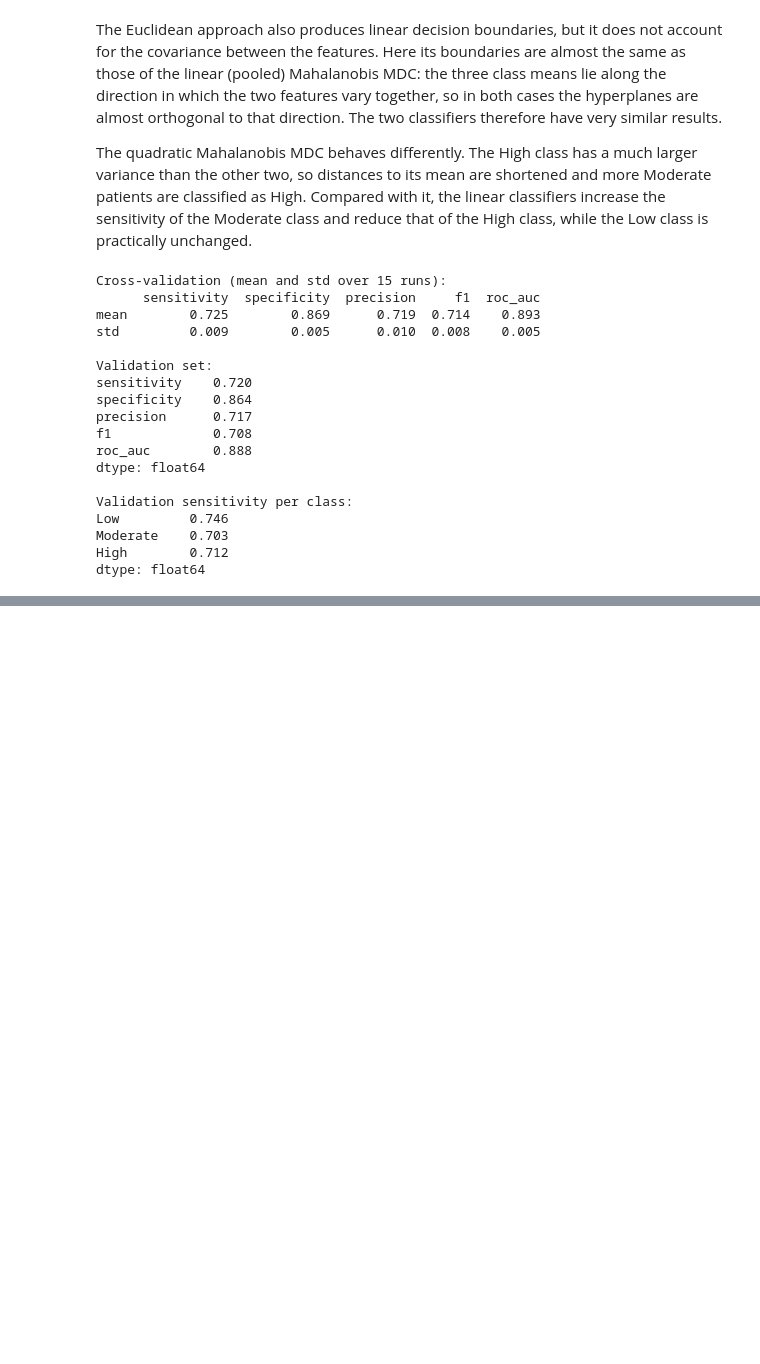
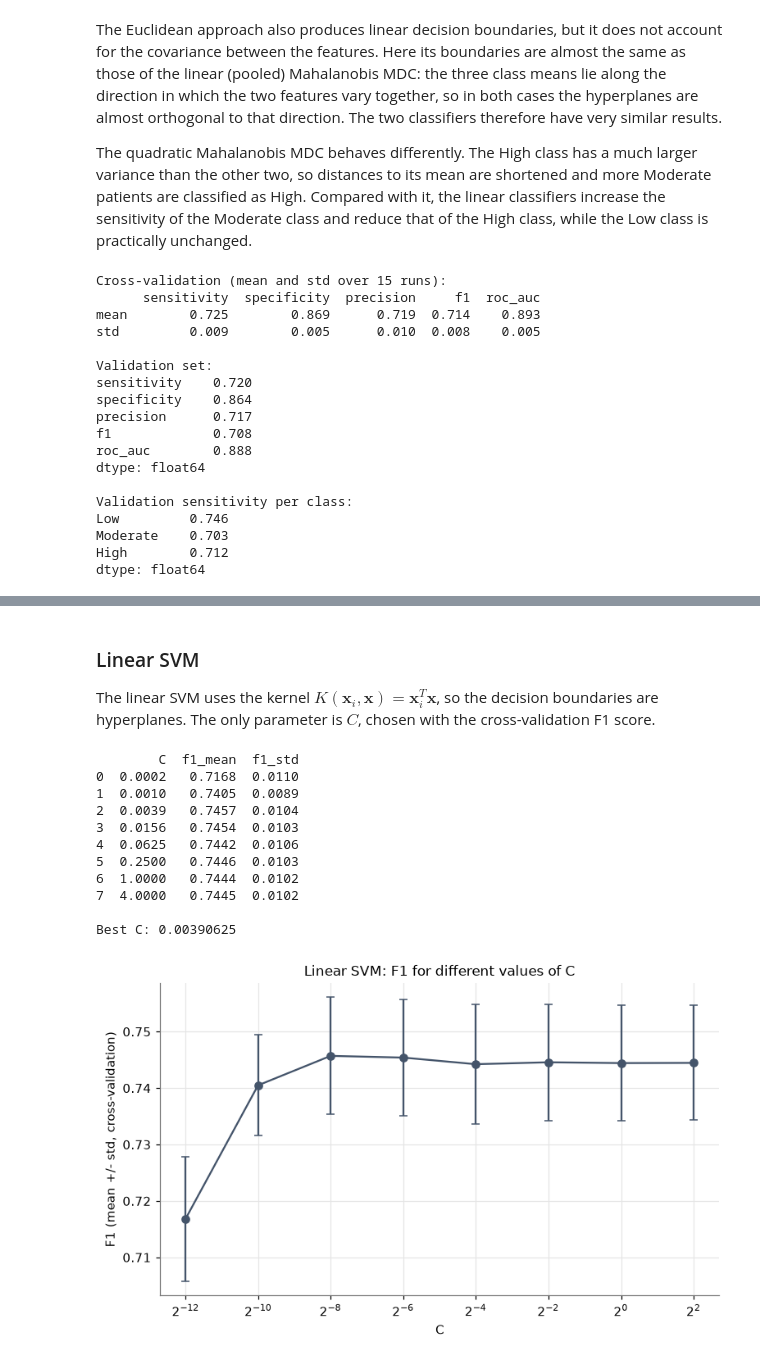
Before and after one commit to rodrigojsm/AC_Project, a Jupyter notebook: AC_project.ipynb, the cells around one changed output, grey strips where cells are left out. Drawn from its saved outputs; the diff is of its cells as text; code cells hidden in the pictures; blank space fills up the shorter version.

Commit message:
SVM linear and nonlinear done

```diff
--- a/AC_project.ipynb
+++ b/AC_project.ipynb
@@ -896,0 +953,44 @@ dtype: float64
+# %% [markdown]
+### Linear SVM
+
+The linear SVM uses the kernel $K(\mathbf{x}_i, \mathbf{x}) = \mathbf{x}_i^T\mathbf{x}$, so the decision boundaries are hyperplanes. The only parameter is $C$, chosen with the cross-validation F1 score.
+# %%
+# Values that will be tested for C in the linear SVM
+C_values = [2.0**p for p in (-12, -10, -8, -6, -4, -2, 0, 2)]
+linear_results = []
+
+for C in C_values:
+    scores = cross_validate_model(SVM(kernel='linear', C=C, class_weight='balanced', cache_size=1000), X_train_svm, y_train)
+    linear_results.append({'C': C, 'f1_mean': scores['f1'].mean(), 'f1_std': scores['f1'].std()})
+
+linear_results = pd.DataFrame(linear_results)
+print(linear_results.round(4))
+
+best_C = linear_results.loc[linear_results['f1_mean'].idxmax(), 'C']
+print()
+print('Best C:', best_C)
+
+#Linear SVM Plot:
+
+plt.figure(figsize=(8, 4.5))
+plt.errorbar(linear_results['C'], linear_results['f1_mean'], yerr=linear_results['f1_std'], marker='o', capsize=3, color=NEUTRAL)
+plt.xscale('log', base=2)
+plt.xticks(C_values)
+plt.xlabel('C')
+plt.ylabel('F1 (mean +/- std, cross-validation)')
+plt.title('Linear SVM: F1 for different values of C')
+plt.grid(True)
+plt.show()
+# %% [output]
+        C  f1_mean  f1_std
+0  0.0002   0.7168  0.0110
+1  0.0010   0.7405  0.0089
+2  0.0039   0.7457  0.0104
+3  0.0156   0.7454  0.0103
+4  0.0625   0.7442  0.0106
+5  0.2500   0.7446  0.0103
+6  1.0000   0.7444  0.0102
+7  4.0000   0.7445  0.0102
+
+Best C: 0.00390625
+[figure, added]
```
Also changed, not shown: parts of 11 cells of this notebook, 1 other file.
